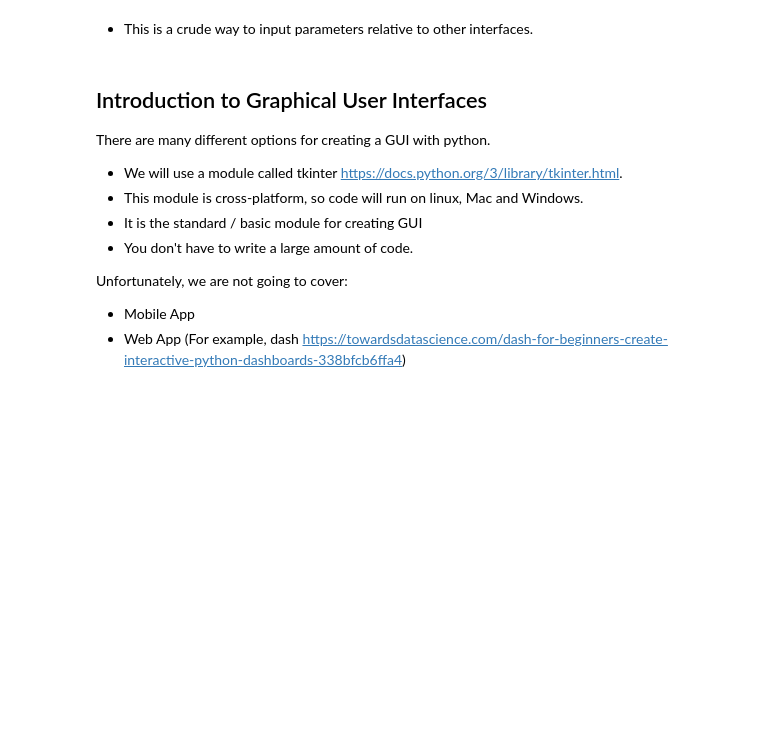
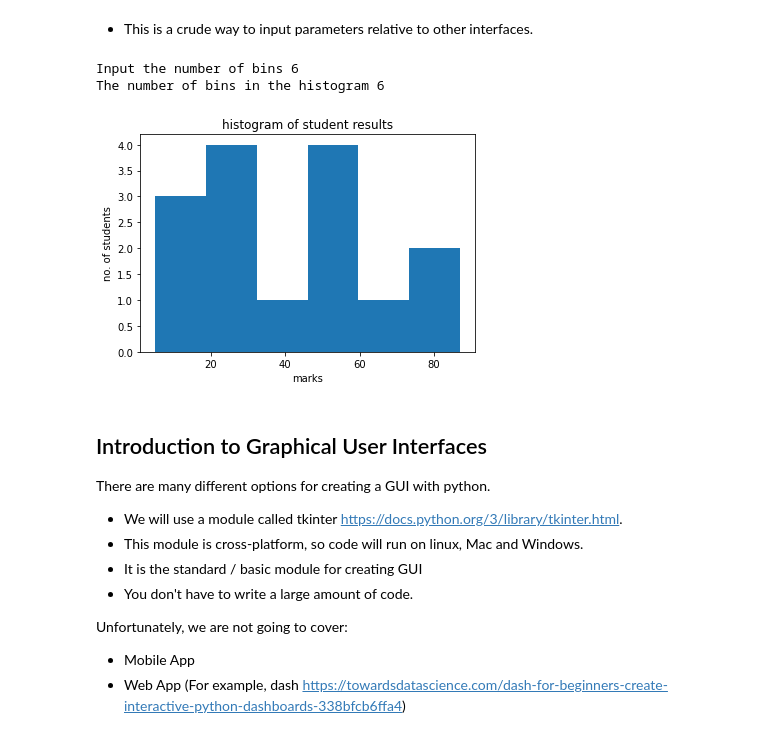
Before and after one commit to cmcneile/COMP5000-2022-lectures, a Jupyter notebook: Lecture5_examples.ipynb, the cells around one changed output. Drawn from its saved outputs; the diff is of its cells as text; code cells hidden in the pictures; blank space fills up the shorter version.

```diff
--- a/Lecture5_examples.ipynb
+++ b/Lecture5_examples.ipynb
@@ -63,5 +45,25 @@ TypeError: object of type 'NoneType' has no len()
 # %% [markdown]
 * This is a crude way to input parameters relative to other interfaces.
+# %%
+import sys
+try:
+  x_ = input("Input the number of bins ")
+  the_number_of_bins  = int(x_)
+except:
+  print("Error in the input")
+  sys.exit(0)
+print("The number of bins in the histogram", the_number_of_bins )
+
+marks = [22,87,5,43,56,73,55,54,11,20,51,5,79,31,27]
+plt.hist(marks, bins = the_number_of_bins)
+plt.title("histogram of student results")
+plt.xlabel('marks')
+plt.ylabel('no. of students')
+plt.show()
+# %% [output]
+Input the number of bins 6
+The number of bins in the histogram 6
+[figure, added]
 # %% [markdown]
 ##  Introduction to Graphical User Interfaces
 
```
Also changed, not shown: parts of 12 cells of this notebook.
